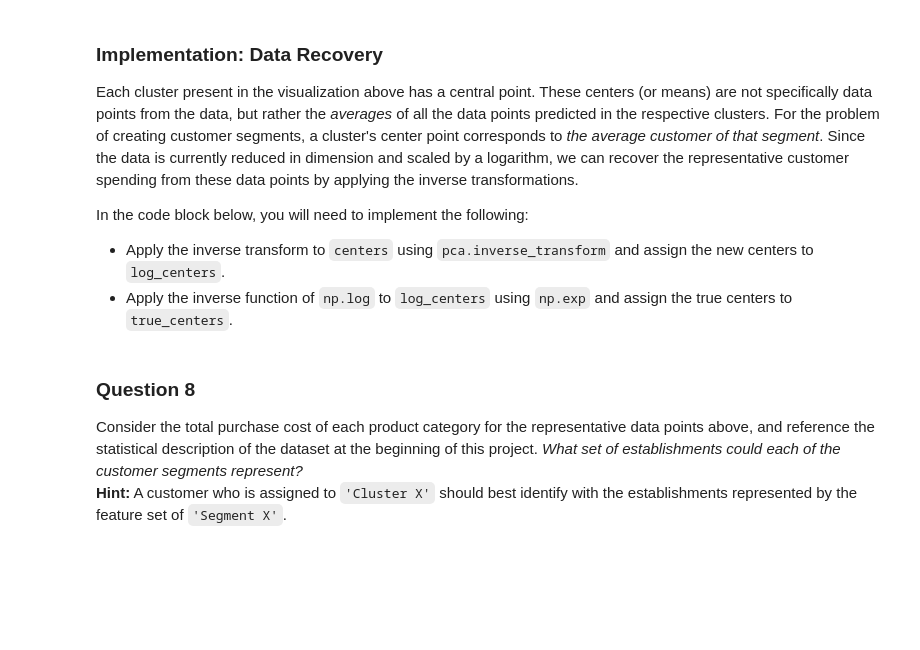
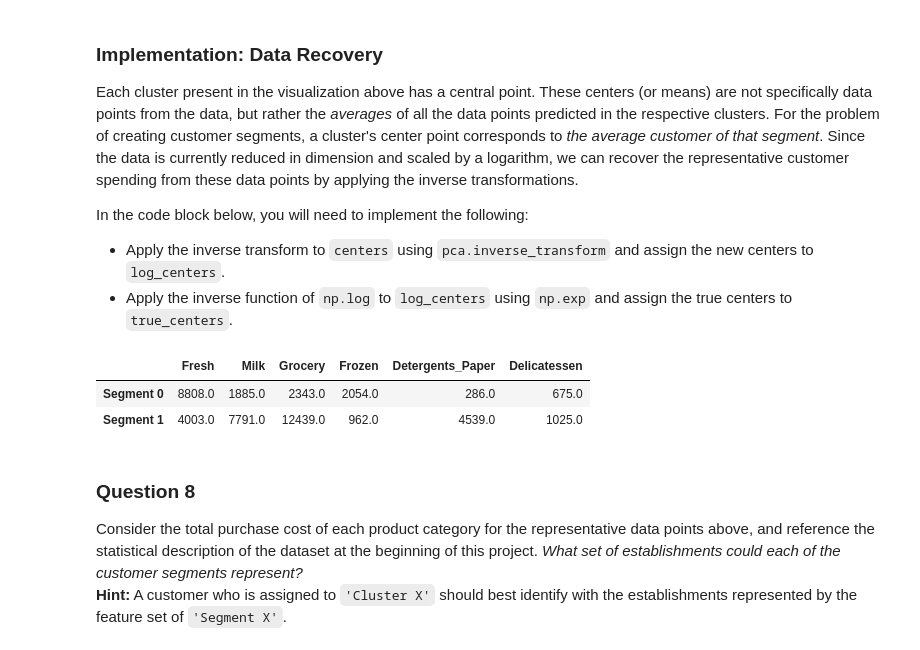
Before and after one commit to apoorv-kumar/udacity-machine-learning, a Jupyter notebook: customer_segments/customer_segments.ipynb, the cells around one changed output. Drawn from its saved outputs; the diff is of its cells as text; code cells hidden in the pictures; blank space fills up the shorter version.

```diff
--- a/customer_segments/customer_segments.ipynb
+++ b/customer_segments/customer_segments.ipynb
@@ -416,17 +451,18 @@ In the code block below, you will need to implement the following:
  - Import `sklearn.metrics.silhouette_score` and calculate the silhouette score of `reduced_data` against `preds`.
    - Assign the silhouette score to `score` and print the result.
 # %%
+from sklearn.cluster import KMeans
+from sklearn.metrics import silhouette_score
 # TODO: Apply your clustering algorithm of choice to the reduced data
-clusterer = None
-
+clusterer = KMeans(n_clusters=2, random_state=0).fit(reduced_data)
 # TODO: Predict the cluster for each data point
-preds = None
-
+preds = clusterer.predict(reduced_data)
 # TODO: Find the cluster centers
-centers = None
+centers = clusterer.cluster_centers_
 
 # TODO: Predict the cluster for each transformed sample data point
-sample_preds = None
+sample_preds = clusterer.predict(pca_samples)
 
 # TODO: Calculate the mean silhouette coefficient for the number of clusters chosen
-score = None
+score = silhouette_score(reduced_data, preds)
+print(score)
@@ -450,16 +502,20 @@ In the code block below, you will need to implement the following:
  - Apply the inverse function of `np.log` to `log_centers` using `np.exp` and assign the true centers to `true_centers`.
 # %%
 # TODO: Inverse transform the centers
-log_centers = None
+log_centers = pca.inverse_transform(centers)
 
 # TODO: Exponentiate the centers
-true_centers = None
+true_centers = np.exp(log_centers)
 
 # Display the true centers
 segments = ['Segment {}'.format(i) for i in range(0,len(centers))]
 true_centers = pd.DataFrame(np.round(true_centers), columns = data.keys())
 true_centers.index = segments
 display(true_centers)
+# %% [output]
+|  | Fresh | Milk | Grocery | Frozen | Detergents_Paper | Delicatessen |
+| Segment 0 | 8808.0 | 1885.0 | 2343.0 | 2054.0 | 286.0 | 675.0 |
+| Segment 1 | 4003.0 | 7791.0 | 12439.0 | 962.0 | 4539.0 | 1025.0 |
 # %% [markdown]
 ### Question 8
 Consider the total purchase cost of each product category for the representative data points above, and reference the statistical description of the dataset at the beginning of this project. *What set of establishments could each of the customer segments represent?*
```
Also changed, not shown: parts of 28 cells of this notebook.
